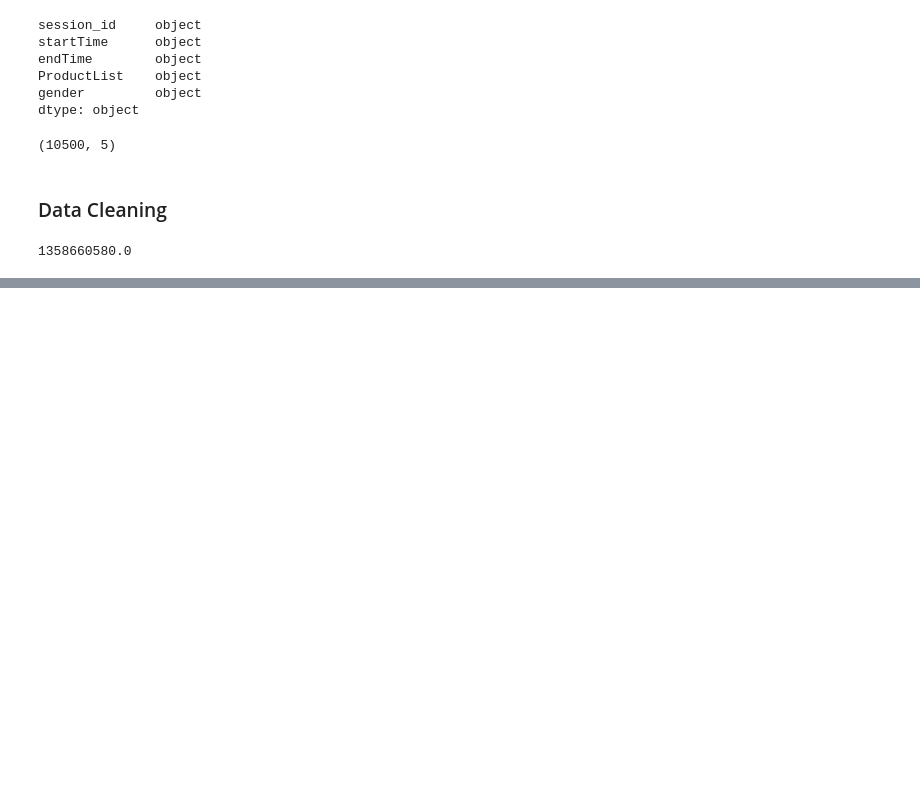
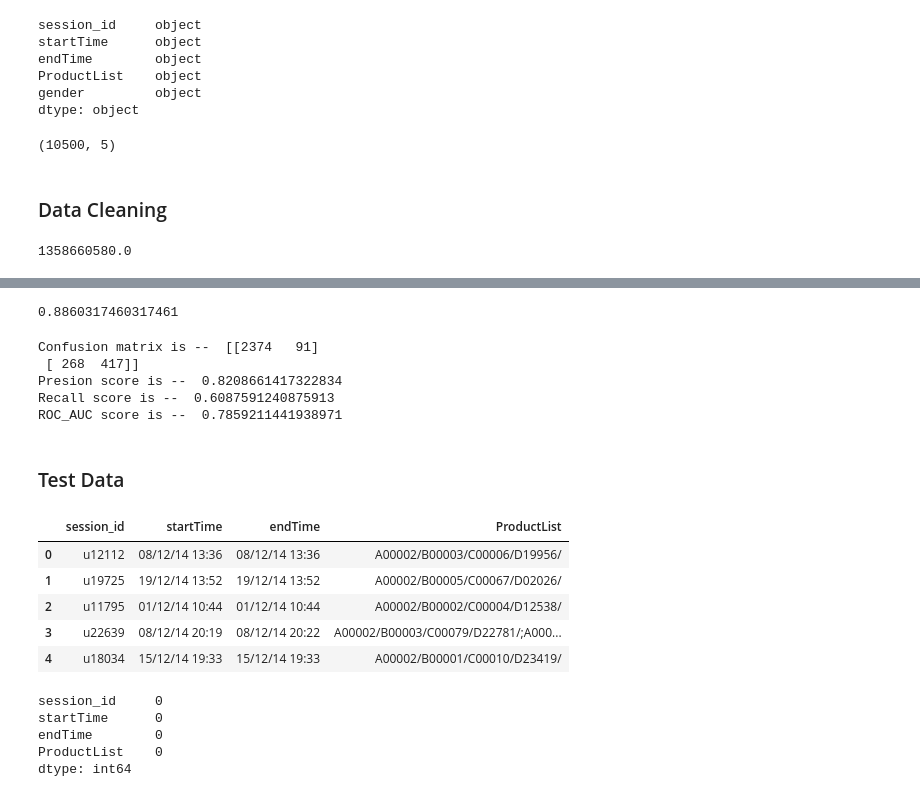
Before and after one commit to gauravkantrod/JanataHack, a Jupyter notebook: JanataHack2_e-commerce.ipynb, the cells around one changed output, grey strips where cells are left out. Drawn from its saved outputs; the diff is of its cells as text; code cells hidden in the pictures; blank space fills up the shorter version.

Commit message:
Tested on test data but error came while testing data as product names didnt match.

```diff
--- a/JanataHack2_e-commerce.ipynb
+++ b/JanataHack2_e-commerce.ipynb
@@ -105,0 +335,36 @@ Name: cleanedProductList, Length: 10500, dtype: object
+# %%
+accuracy_score(y_test, y_predict)
+# %% [output]
+0.8860317460317461
+# %%
+print("Confusion matrix is -- ",confusion_matrix(y_test, y_predict))
+print("Presion score is -- ",precision_score(y_test, y_predict))
+print("Recall score is -- ",recall_score(y_test, y_predict))
+print("ROC_AUC score is -- ",roc_auc_score(y_test, y_predict))
+# %% [output]
+Confusion matrix is --  [[2374   91]
+ [ 268  417]]
+Presion score is --  0.8208661417322834
+Recall score is --  0.6087591240875913
+ROC_AUC score is --  0.7859211441938971
+# %% [markdown]
+### Test Data
+# %%
+df_test = pd.read_csv('test_janatahack2.csv')
+# %%
+df_test.head()
+# %% [output]
+|  | session_id | startTime | endTime | ProductList |
+| 0 | u12112 | 08/12/14 13:36 | 08/12/14 13:36 | A00002/B00003/C00006/D19956/ |
+| 1 | u19725 | 19/12/14 13:52 | 19/12/14 13:52 | A00002/B00005/C00067/D02026/ |
+| 2 | u11795 | 01/12/14 10:44 | 01/12/14 10:44 | A00002/B00002/C00004/D12538/ |
+| 3 | u22639 | 08/12/14 20:19 | 08/12/14 20:22 | A00002/B00003/C00079/D22781/;A000... |
+| 4 | u18034 | 15/12/14 19:33 | 15/12/14 19:33 | A00002/B00001/C00010/D23419/ |
+# %%
+df_test.isnull().sum()
+# %% [output]
+session_id     0
+startTime      0
+endTime        0
+ProductList    0
+dtype: int64
```
Also changed, not shown: parts of 66 cells of this notebook.
